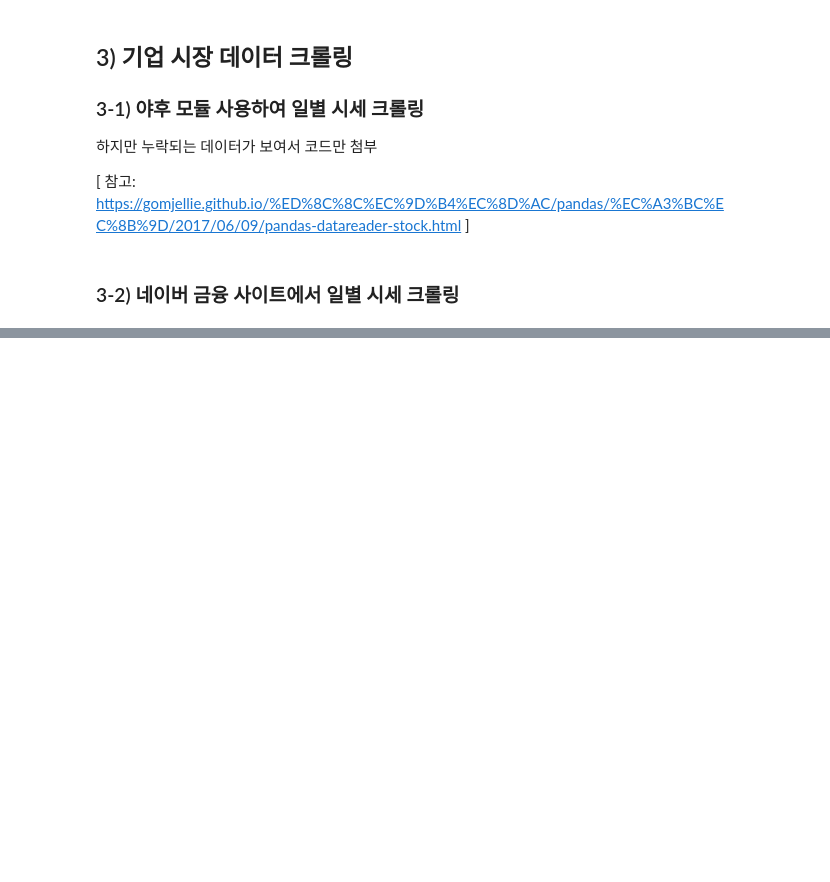
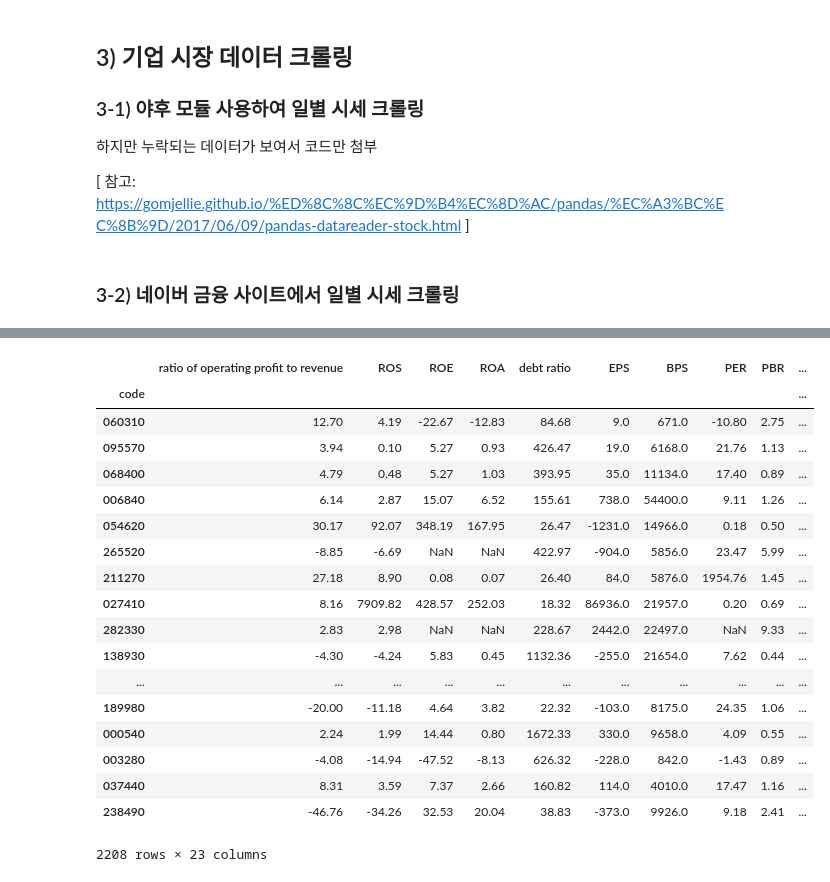
Before and after one commit to songyeseol/corp_portfolio_analysis, a Jupyter notebook: corp_portfolio_analysis.ipynb, the cells around one changed output, grey strips where cells are left out. Drawn from its saved outputs; the diff is of its cells as text; code cells hidden in the pictures; blank space fills up the shorter version.

```diff
--- a/corp_portfolio_analysis.ipynb
+++ b/corp_portfolio_analysis.ipynb
@@ -186,7 +187,6 @@ fin_df = pd.DataFrame()
 
 for i in list(corp_df.code):
     fin_df = pd.concat([fin_df,get_finstate_naver(i)])
-    fin_df = fin_df[pd.notnull(fin_df.sales)]
 # %% [output]
 .ix is deprecated. Please use
 .loc for label based indexing or
@@ -230,7 +226,7 @@ naver
 def get_market_price(code) :
     price_df = pd.DataFrame()
     url_tmpl = 'http://finance.naver.com/item/sise_day.nhn?code=' + str(code)
-    for page in range(1,3) :
+    for page in range(1,10) :
         url = url_tmpl + '&page=' + str(page)
         df = pd.read_html(url, header=0)[0]
         price_df = pd.concat([price_df,df])
@@ -383,0 +352,5 @@ new_df
+# %%
+########## 분기 하나씩 밀리는 문제 해결 필요
+
+new_fin_df = new_fin_df.set_index('code')
+new_fin_df.head()
@@ -383,0 +370,48 @@ new_df
+# %%
+# 시장변수 가공을 위한 데이터프레임 생성
+
+new_price_df = pd.DataFrame()
+new_price_df['code'] = corp_df.code
+new_price_df = new_price_df.set_index('code')
+
+# 분산, 첨도, 왜도, 중앙값 계산
+
+new_price_df['median'] = price_df.groupby(['code'],as_index=True)['종가'].median() # 종가평균
+new_price_df['var'] = price_df.groupby(['code'],as_index=True)['종가'].var() #분산
+new_price_df['skew'] = price_df.groupby(['code'],as_index=True)['종가'].skew() #왜도
+new_price_df['kurt'] = price_df.groupby(['code'],as_index=True)['종가'].apply(pd.DataFrame.kurt) #첨도
+
+# 회귀직선 기울기 계산
+
+temp_list = list()
+
+for i in new_price_df.index:
+    x = pd.to_numeric(pd.to_datetime(price_df[price_df['code']==i]['날짜']))
+    y = price_df[price_df['code']==i]['종가']
+    temp_list.append(stats.linregress(x,y).slope)
+
+new_price_df['slope'] = temp_list
+new_price_df
+# %%
+final_df = pd.merge(new_fin_df, new_price_df, left_index=True, right_index=True)
+final_df
+# %% [output]
+|  | ratio of operating profit to revenue | ROS | ROE | ROA | debt ratio | EPS | BPS | PER | PBR | ... |
+| code |  |  |  |  |  |  |  |  |  | ... |
+| 060310 | 12.70 | 4.19 | -22.67 | -12.83 | 84.68 | 9.0 | 671.0 | -10.80 | 2.75 | ... |
+| 095570 | 3.94 | 0.10 | 5.27 | 0.93 | 426.47 | 19.0 | 6168.0 | 21.76 | 1.13 | ... |
+| 068400 | 4.79 | 0.48 | 5.27 | 1.03 | 393.95 | 35.0 | 11134.0 | 17.40 | 0.89 | ... |
+| 006840 | 6.14 | 2.87 | 15.07 | 6.52 | 155.61 | 738.0 | 54400.0 | 9.11 | 1.26 | ... |
+| 054620 | 30.17 | 92.07 | 348.19 | 167.95 | 26.47 | -1231.0 | 14966.0 | 0.18 | 0.50 | ... |
+| 265520 | -8.85 | -6.69 | NaN | NaN | 422.97 | -904.0 | 5856.0 | 23.47 | 5.99 | ... |
+| 211270 | 27.18 | 8.90 | 0.08 | 0.07 | 26.40 | 84.0 | 5876.0 | 1954.76 | 1.45 | ... |
+| 027410 | 8.16 | 7909.82 | 428.57 | 252.03 | 18.32 | 86936.0 | 21957.0 | 0.20 | 0.69 | ... |
+| 282330 | 2.83 | 2.98 | NaN | NaN | 228.67 | 2442.0 | 22497.0 | NaN | 9.33 | ... |
+| 138930 | -4.30 | -4.24 | 5.83 | 0.45 | 1132.36 | -255.0 | 21654.0 | 7.62 | 0.44 | ... |
+| ... | ... | ... | ... | ... | ... | ... | ... | ... | ... | ... |
+| 189980 | -20.00 | -11.18 | 4.64 | 3.82 | 22.32 | -103.0 | 8175.0 | 24.35 | 1.06 | ... |
+| 000540 | 2.24 | 1.99 | 14.44 | 0.80 | 1672.33 | 330.0 | 9658.0 | 4.09 | 0.55 | ... |
+| 003280 | -4.08 | -14.94 | -47.52 | -8.13 | 626.32 | -228.0 | 842.0 | -1.43 | 0.89 | ... |
+| 037440 | 8.31 | 3.59 | 7.37 | 2.66 | 160.82 | 114.0 | 4010.0 | 17.47 | 1.16 | ... |
+| 238490 | -46.76 | -34.26 | 32.53 | 20.04 | 38.83 | -373.0 | 9926.0 | 9.18 | 2.41 | ... |
+2208 rows × 23 columns
```
Also changed, not shown: parts of 15 cells of this notebook.
